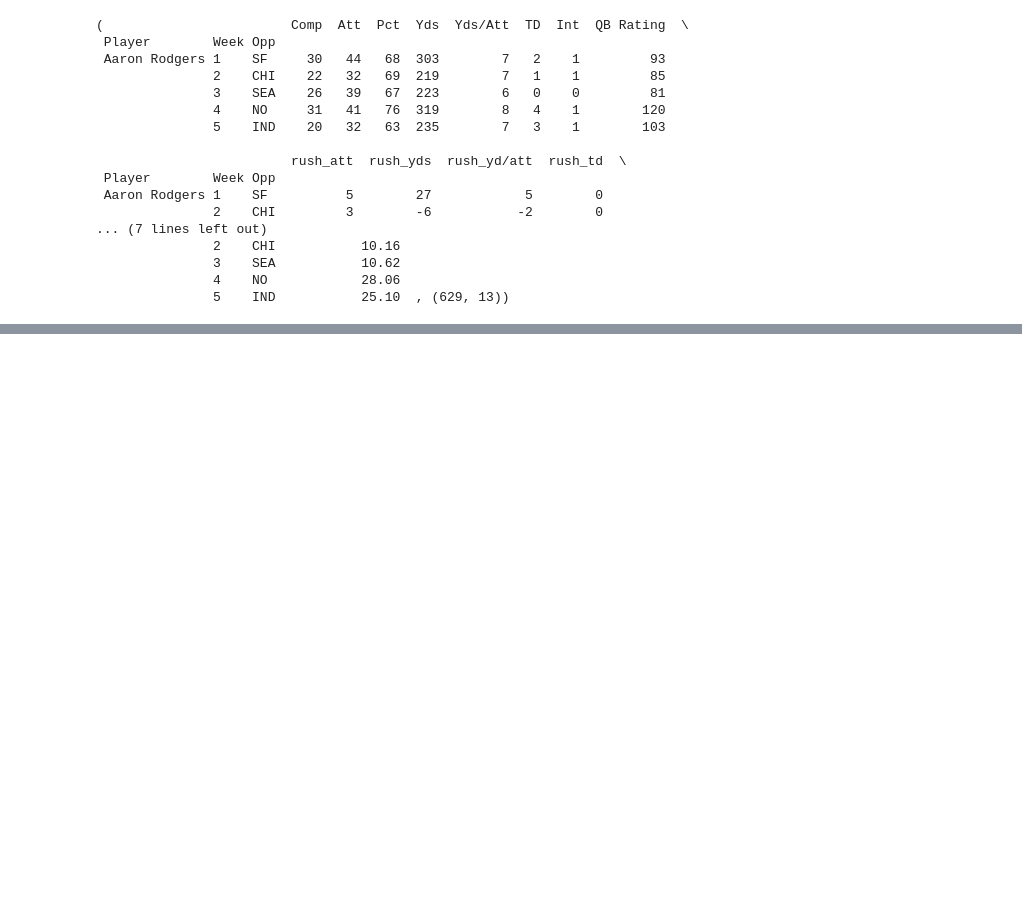
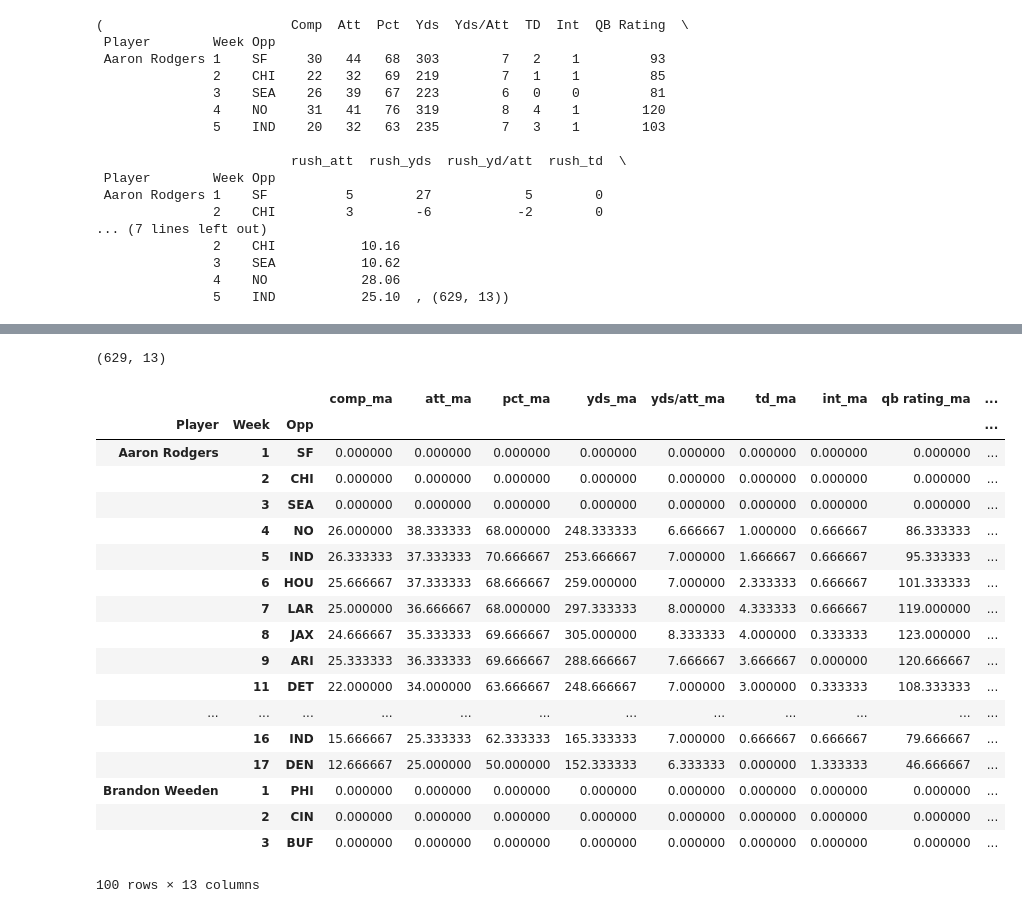
Before and after one commit to rdwyere873/draftkings, a Jupyter notebook: training_dataframes/qb_recent_training_df.ipynb, the cells around one changed output, grey strips where cells are left out. Cells and saved outputs as stored; diff of their text form; code cells hidden in the pictures; blank space fills up the shorter version.

```diff
--- a/training_dataframes/qb_recent_training_df.ipynb
+++ b/training_dataframes/qb_recent_training_df.ipynb
@@ -102,3 +91,29 @@ qb_recent_2012= create_recent_dataframe(team_stats)
+# %%
+qb_recent_2012.shape
+# %% [output]
+(629, 13)
+# %%
+qb_recent_2012[0:100]
+# %% [output]
+|  |  |  | comp_ma | att_ma | pct_ma | yds_ma | yds/att_ma | td_ma | int_ma | qb rating_ma | ... |
+| Player | Week | Opp |  |  |  |  |  |  |  |  | ... |
+| Aaron Rodgers | 1 | SF | 0.000000 | 0.000000 | 0.000000 | 0.000000 | 0.000000 | 0.000000 | 0.000000 | 0.000000 | ... |
+|  | 2 | CHI | 0.000000 | 0.000000 | 0.000000 | 0.000000 | 0.000000 | 0.000000 | 0.000000 | 0.000000 | ... |
+|  | 3 | SEA | 0.000000 | 0.000000 | 0.000000 | 0.000000 | 0.000000 | 0.000000 | 0.000000 | 0.000000 | ... |
+|  | 4 | NO | 26.000000 | 38.333333 | 68.000000 | 248.333333 | 6.666667 | 1.000000 | 0.666667 | 86.333333 | ... |
+|  | 5 | IND | 26.333333 | 37.333333 | 70.666667 | 253.666667 | 7.000000 | 1.666667 | 0.666667 | 95.333333 | ... |
+|  | 6 | HOU | 25.666667 | 37.333333 | 68.666667 | 259.000000 | 7.000000 | 2.333333 | 0.666667 | 101.333333 | ... |
+|  | 7 | LAR | 25.000000 | 36.666667 | 68.000000 | 297.333333 | 8.000000 | 4.333333 | 0.666667 | 119.000000 | ... |
+|  | 8 | JAX | 24.666667 | 35.333333 | 69.666667 | 305.000000 | 8.333333 | 4.000000 | 0.333333 | 123.000000 | ... |
+|  | 9 | ARI | 25.333333 | 36.333333 | 69.666667 | 288.666667 | 7.666667 | 3.666667 | 0.000000 | 120.666667 | ... |
+|  | 11 | DET | 22.000000 | 34.000000 | 63.666667 | 248.666667 | 7.000000 | 3.000000 | 0.333333 | 108.333333 | ... |
+| ... | ... | ... | ... | ... | ... | ... | ... | ... | ... | ... | ... |
+|  | 16 | IND | 15.666667 | 25.333333 | 62.333333 | 165.333333 | 7.000000 | 0.666667 | 0.666667 | 79.666667 | ... |
+|  | 17 | DEN | 12.666667 | 25.000000 | 50.000000 | 152.333333 | 6.333333 | 0.000000 | 1.333333 | 46.666667 | ... |
+| Brandon Weeden | 1 | PHI | 0.000000 | 0.000000 | 0.000000 | 0.000000 | 0.000000 | 0.000000 | 0.000000 | 0.000000 | ... |
+|  | 2 | CIN | 0.000000 | 0.000000 | 0.000000 | 0.000000 | 0.000000 | 0.000000 | 0.000000 | 0.000000 | ... |
+|  | 3 | BUF | 0.000000 | 0.000000 | 0.000000 | 0.000000 | 0.000000 | 0.000000 | 0.000000 | 0.000000 | ... |
+100 rows × 13 columns
 # %%
 qb_recent_2012.head()
 # %% [output]
```
Also changed, not shown: parts of 28 cells of this notebook, 2 other files.
